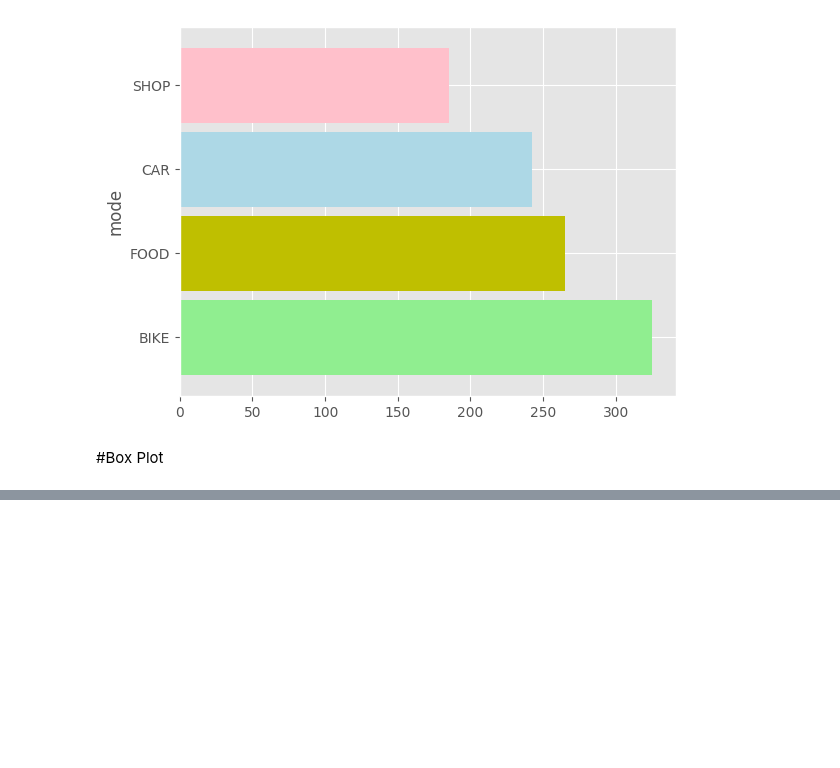
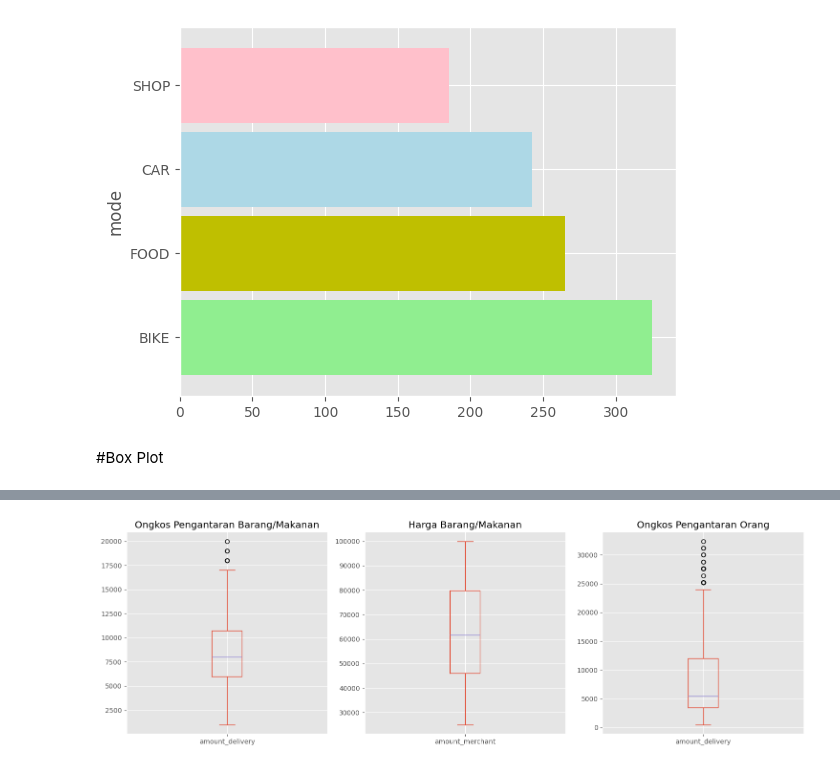
Before and after one commit to IdhamAbidinKaisilay/BelajarDataAnalyst, a Jupyter notebook: Pandas_VisualisasiData.ipynb, the cells around one changed output, grey strips where cells are left out. Cells and saved outputs as stored; diff of their text form; code cells hidden in the pictures; blank space fills up the shorter version.

```diff
--- a/Pandas_VisualisasiData.ipynb
+++ b/Pandas_VisualisasiData.ipynb
@@ -90,0 +97,14 @@ df.plot(kind='box', y='amount_merchant', figsize = (5,5))
+# %%
+df2 = df[df['mode'].isin(['FOOD', 'SHOP'])]
+df3 = df[df['mode'].isin(['BIKE', 'CAR'])]
+
+fig, (ax1, ax2, ax3) = plt.subplots(1, 3, figsize=(15,5))
+
+df2.plot(kind='box', y='amount_delivery', title='Ongkos Pengantaran Barang/Makanan', ax=ax1)
+df2.plot(kind='box', y='amount_merchant', title='Harga Barang/Makanan', ax=ax2)
+df3.plot(kind='box', y='amount_delivery', title='Ongkos Pengantaran Orang', ax=ax3)
+
+plt.tight_layout()
+plt.show()
+# %% [output]
+[figure, added]
```
Also changed, not shown: parts of 2 cells of this notebook.
